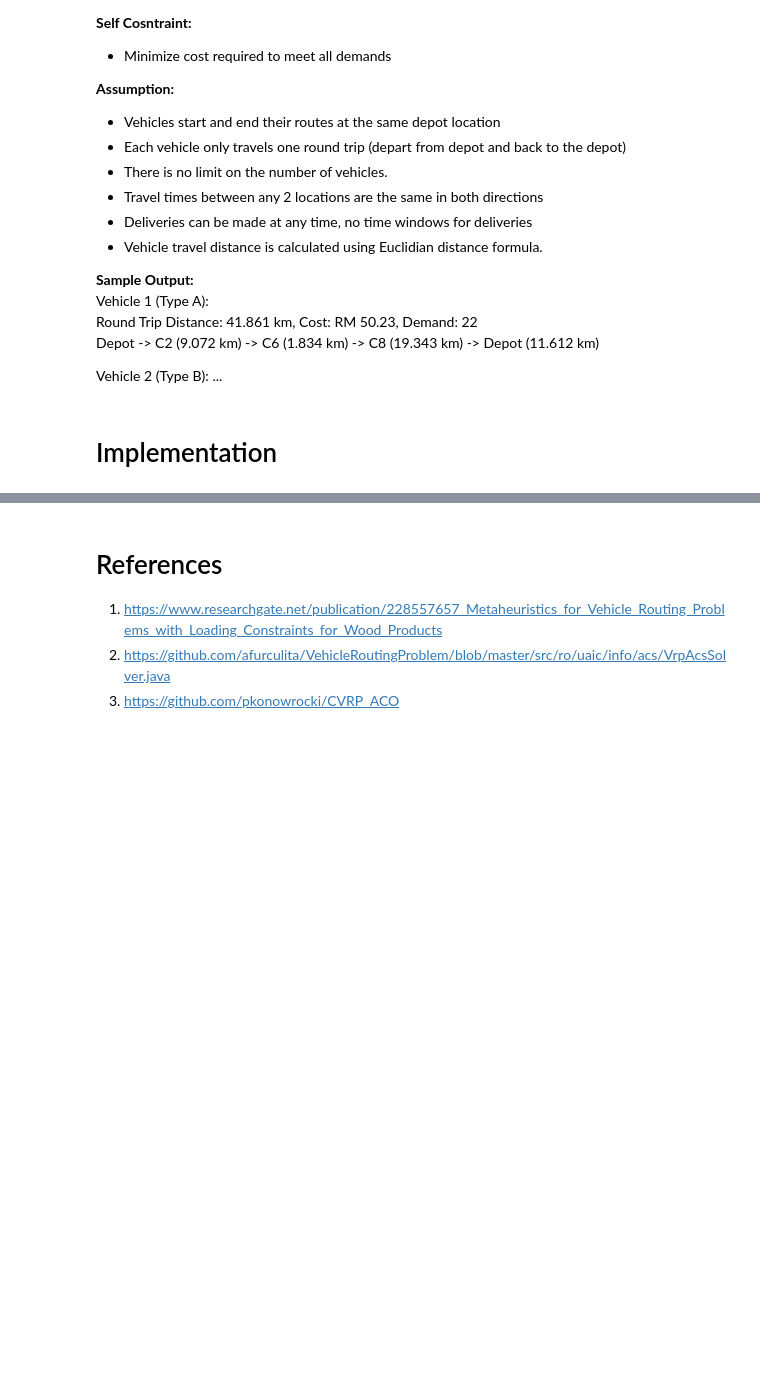
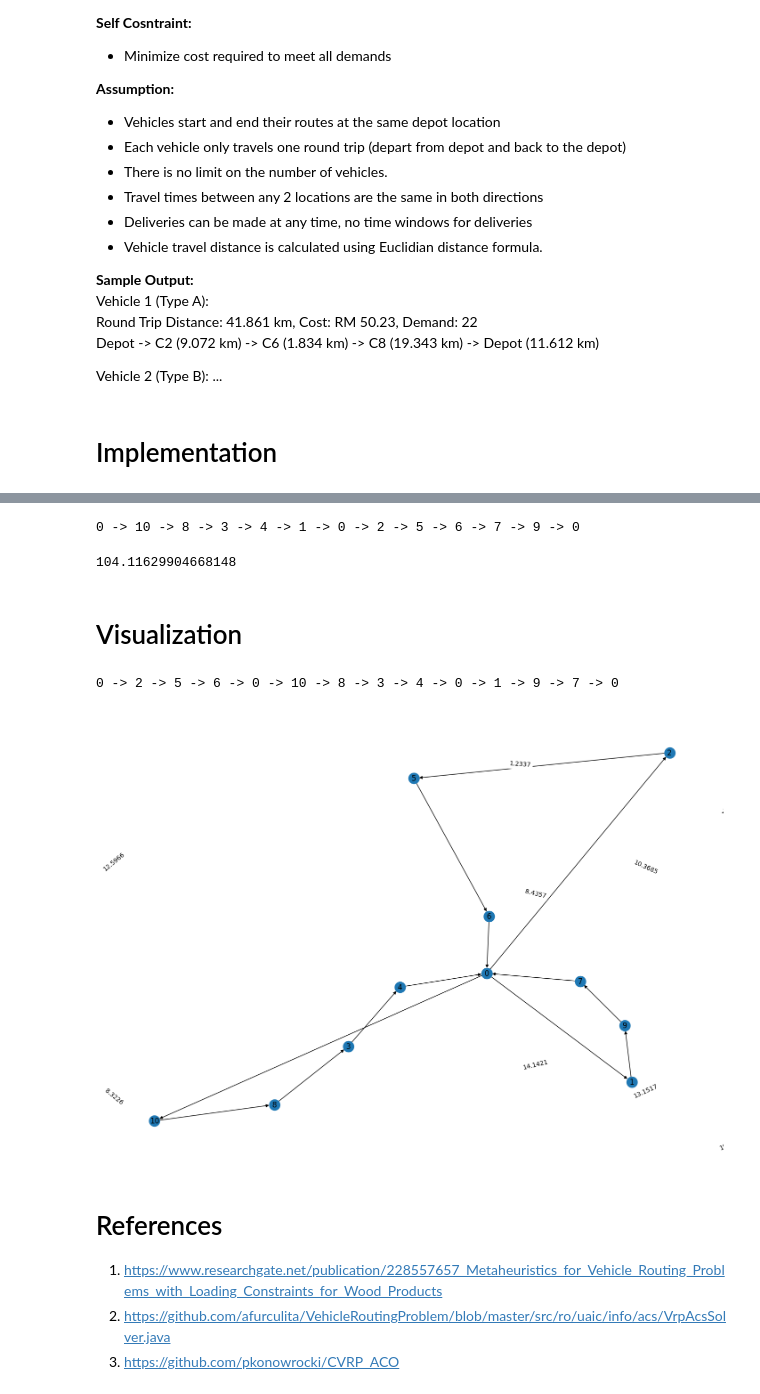
Before and after one commit to HkFromMY/cvrp-aco, a Jupyter notebook: ModeFair Assessment - Metaheuristic.ipynb, the cells around one changed output, grey strips where cells are left out. Saved outputs shown, nothing was run; the diff lists cells and outputs as text; code cells hidden in the pictures; blank space fills up the shorter version.

```diff
--- a/ModeFair Assessment - Metaheuristic.ipynb
+++ b/ModeFair Assessment - Metaheuristic.ipynb
@@ -368,0 +287,11 @@ items[np.argmax(probs)]
+# %%
+# vehicle A
+vehicle_used = Vehicle(**vehicles[0])
+best_path_A = aco(
+    nodes,
+    vehicle_used, # vehicle A
+    5,
+    5,
+    0.2, # evaporation rate
+    0.2, # pheromone coefficient
+)
@@ -369,3 +317,21 @@ items[np.argmax(probs)]
+# %%
+best_path_B.print_path()
+# %% [output]
+0 -> 10 -> 8 -> 3 -> 4 -> 1 -> 0 -> 2 -> 5 -> 6 -> 7 -> 9 -> 0
+# %%
+best_path_B.calculate_total_distance()
+# %% [output]
+104.11629904668148
+# %% [markdown]
+# Visualization
+# %%
+best_path_A.print_path()
+# %% [output]
+0 -> 2 -> 5 -> 6 -> 0 -> 10 -> 8 -> 3 -> 4 -> 0 -> 1 -> 9 -> 7 -> 0
+# %%
+best_path_A.plot_path(figsize=(14, 10))
+# %% [output]
+[figure, added]
 # %% [markdown]
 # References
 1. https://www.researchgate.net/publication/228557657_Metaheuristics_for_Vehicle_Routing_Problems_with_Loading_Constraints_for_Wood_Products
```
Also changed, not shown: parts of 11 cells of this notebook.
